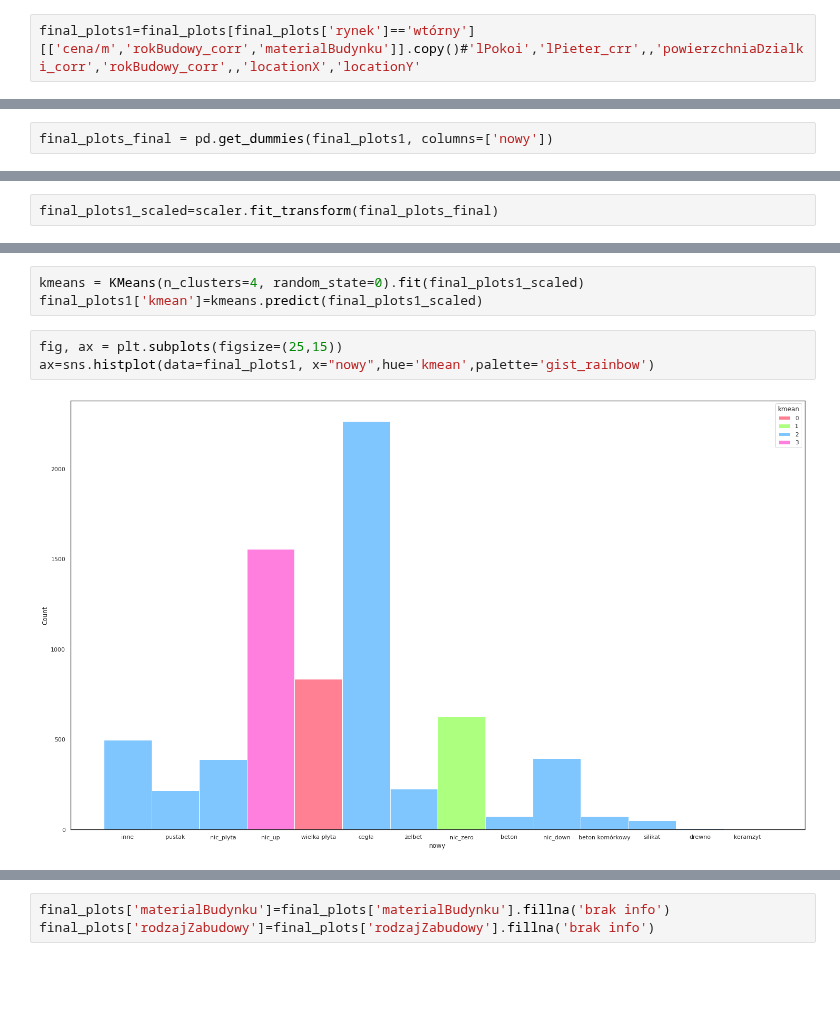
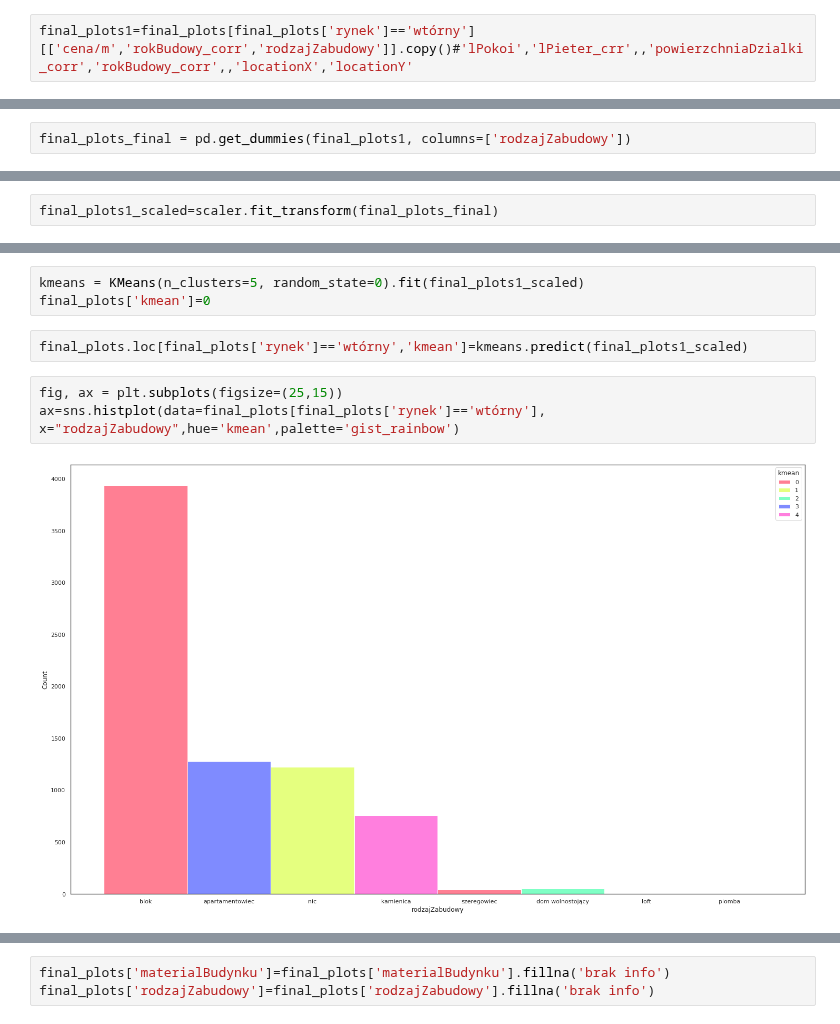
Before and after one commit to KacperGrodecki/Masovian-real-estate, a Jupyter notebook: mazowieckie_colab_rysunki_mieszkania_i_analiza_wczytanie_pliku.ipynb, the cells around one changed output, grey strips where cells are left out. Drawn from its saved outputs; the diff is of its cells as text; blank space fills up the shorter version.

```diff
--- a/mazowieckie_colab_rysunki_mieszkania_i_analiza_wczytanie_pliku.ipynb
+++ b/mazowieckie_colab_rysunki_mieszkania_i_analiza_wczytanie_pliku.ipynb
@@ -151,5 +154,5 @@ plyta.locationY.hist()
 # %%
-final_plots1=final_plots[final_plots['rynek']=='wtórny'][['cena/m','rokBudowy_corr','materialBudynku']].copy()#'lPokoi','lPieter_crr',,'powierzchniaDzialki_corr','rokBudowy_corr',,'locationX','locationY'
+final_plots1=final_plots[final_plots['rynek']=='wtórny'][['cena/m','rokBudowy_corr','rodzajZabudowy']].copy()#'lPokoi','lPieter_crr',,'powierzchniaDzialki_corr','rokBudowy_corr',,'locationX','locationY'
 # %%
 final_plots1['nowy']=final_plots1['materialBudynku']
 # %%
@@ -162,7 +165,7 @@ final_plots1.loc[(final_plots1['rokBudowy_corr']<1990) & (final_plots1['rokBudow
 # %%
 final_plots1.drop(['materialBudynku'],axis=1,inplace=True)
 # %%
-final_plots_final = pd.get_dummies(final_plots1, columns=['nowy'])
+final_plots_final = pd.get_dummies(final_plots1, columns=['rodzajZabudowy'])
 # %%
 from sklearn.preprocessing import StandardScaler
 scaler = StandardScaler()
@@ -181,8 +184,10 @@ plt.plot(np.abs(values))
 # %%
-kmeans = KMeans(n_clusters=4, random_state=0).fit(final_plots1_scaled)
-final_plots1['kmean']=kmeans.predict(final_plots1_scaled)
+kmeans = KMeans(n_clusters=5, random_state=0).fit(final_plots1_scaled)
+final_plots['kmean']=0
+# %%
+final_plots.loc[final_plots['rynek']=='wtórny','kmean']=kmeans.predict(final_plots1_scaled)
 # %%
 fig, ax = plt.subplots(figsize=(25,15))
-ax=sns.histplot(data=final_plots1, x="nowy",hue='kmean',palette='gist_rainbow')
+ax=sns.histplot(data=final_plots[final_plots['rynek']=='wtórny'], x="rodzajZabudowy",hue='kmean',palette='gist_rainbow')
 # %% [output]
-[figure, old version]
+[figure, new version]
```
Also changed, not shown: parts of 6 cells of this notebook.
